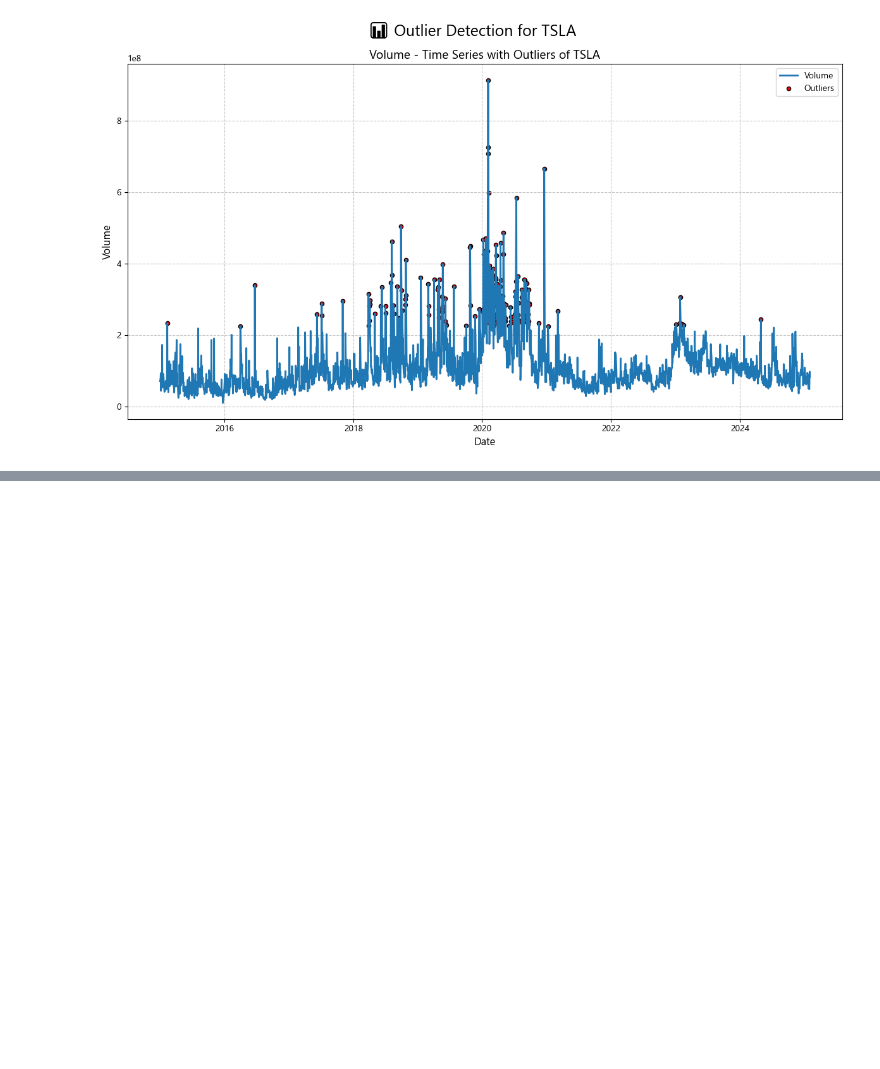
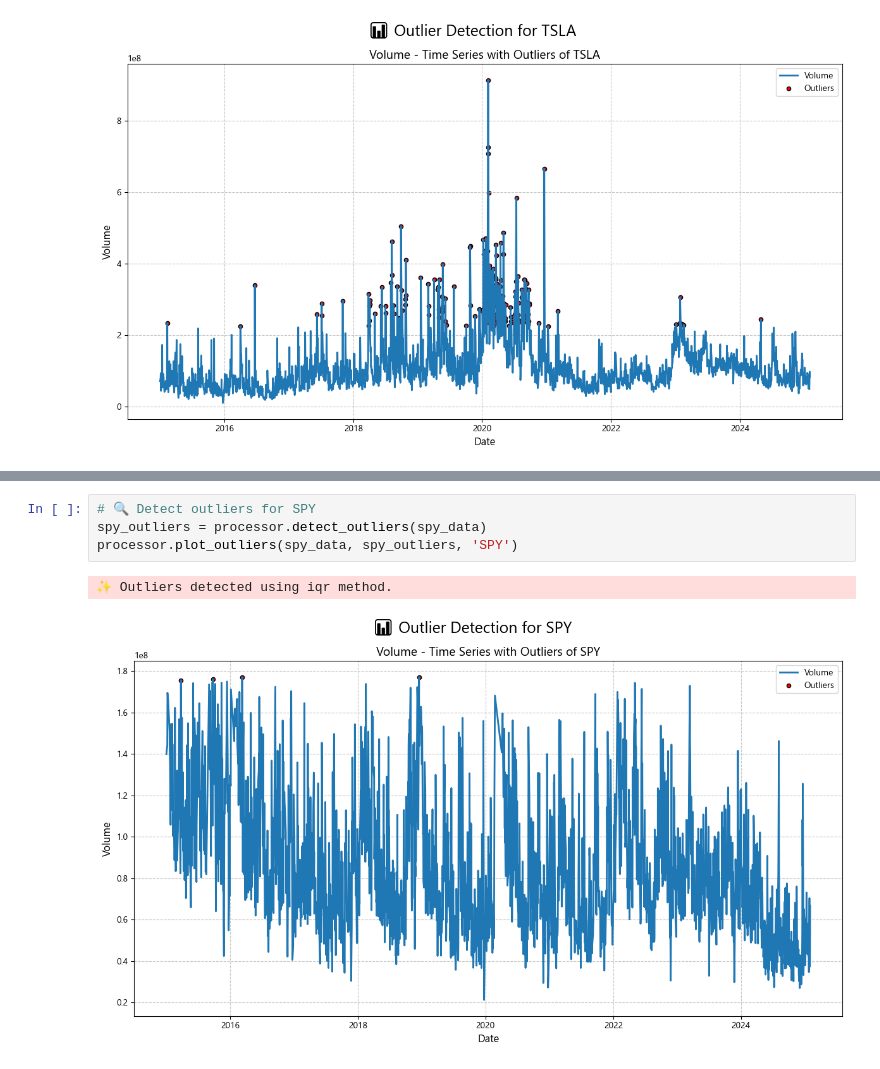
Before and after one commit to Amen-Zelealem/Time-Series-Forcasting-Portfolio-Optimizer, a Jupyter notebook: notebooks/data_preprocessing.ipynb, the cells around one changed output, grey strips where cells are left out. Drawn from its saved outputs; the diff is of its cells as text; blank space fills up the shorter version.

```diff
--- a/notebooks/data_preprocessing.ipynb
+++ b/notebooks/data_preprocessing.ipynb
@@ -354,0 +391,7 @@ processor.plot_outliers(tsla, tsla_outliers, 'TSLA')
+# %%
+# 🔍 Detect outliers for SPY
+spy_outliers = processor.detect_outliers(spy_data)
+processor.plot_outliers(spy_data, spy_outliers, 'SPY')
+# %% [output]
+✨ Outliers detected using iqr method.
+[figure, added]
```
Also changed, not shown: parts of 8 cells of this notebook.
